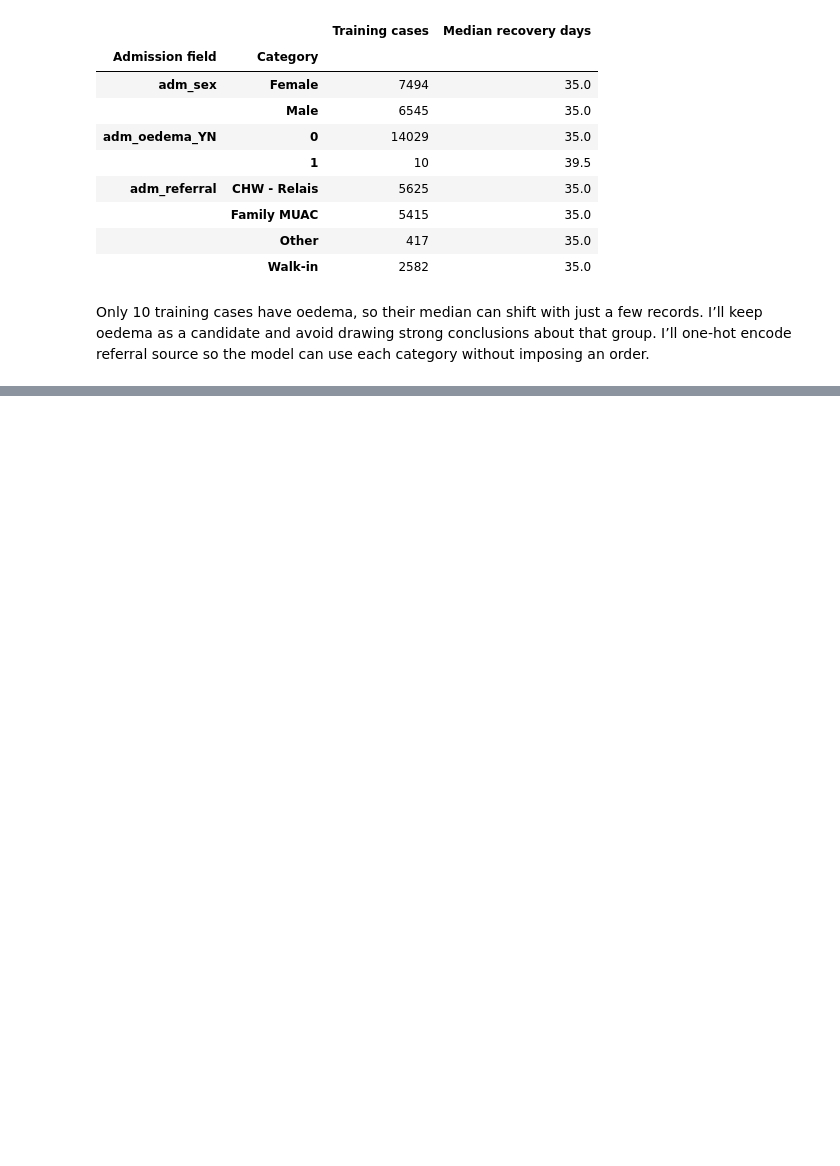
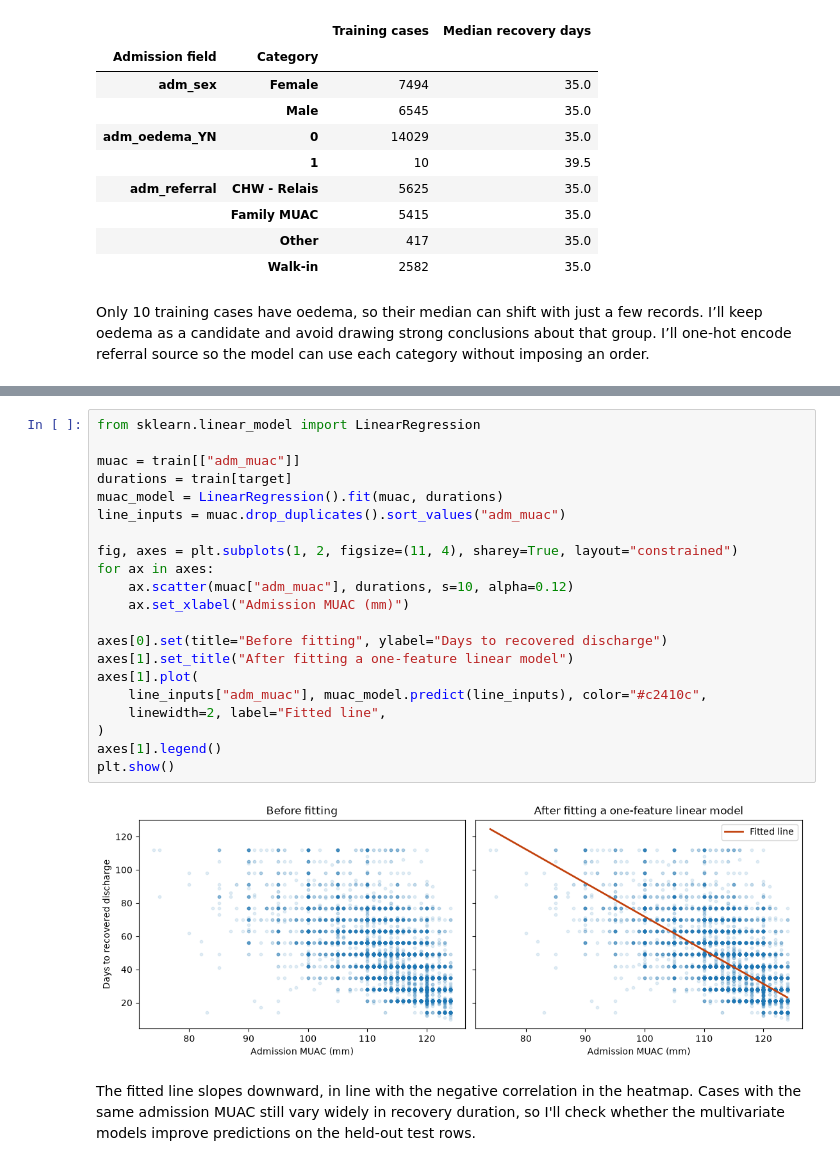
Before and after one commit to Mich-O/linear_regression_model, a Jupyter notebook: summative/linear_regression/multivariate.ipynb, the cells around one changed output, grey strips where cells are left out. Saved outputs shown, nothing was run; the diff lists cells and outputs as text; blank space fills up the shorter version.

Commit message:
Show the relationship between admission MUAC and recovery duration

```diff
--- a/summative/linear_regression/multivariate.ipynb
+++ b/summative/linear_regression/multivariate.ipynb
@@ -167,0 +172,25 @@ Only 10 training cases have oedema, so their median can shift with just a few re
+# %%
+from sklearn.linear_model import LinearRegression
+
+muac = train[["adm_muac"]]
+durations = train[target]
+muac_model = LinearRegression().fit(muac, durations)
+line_inputs = muac.drop_duplicates().sort_values("adm_muac")
+
+fig, axes = plt.subplots(1, 2, figsize=(11, 4), sharey=True, layout="constrained")
+for ax in axes:
+    ax.scatter(muac["adm_muac"], durations, s=10, alpha=0.12)
+    ax.set_xlabel("Admission MUAC (mm)")
+
+axes[0].set(title="Before fitting", ylabel="Days to recovered discharge")
+axes[1].set_title("After fitting a one-feature linear model")
+axes[1].plot(
+    line_inputs["adm_muac"], muac_model.predict(line_inputs), color="#c2410c",
+    linewidth=2, label="Fitted line",
+)
+axes[1].legend()
+plt.show()
+# %% [output]
+[figure, added]
+# %% [markdown]
+The fitted line slopes downward, in line with the negative correlation in the heatmap. Cases with the same admission MUAC still vary widely in recovery duration, so I'll check whether the multivariate models improve predictions on the held-out test rows.
```
Also changed, not shown: parts of 1 cell of this notebook.
